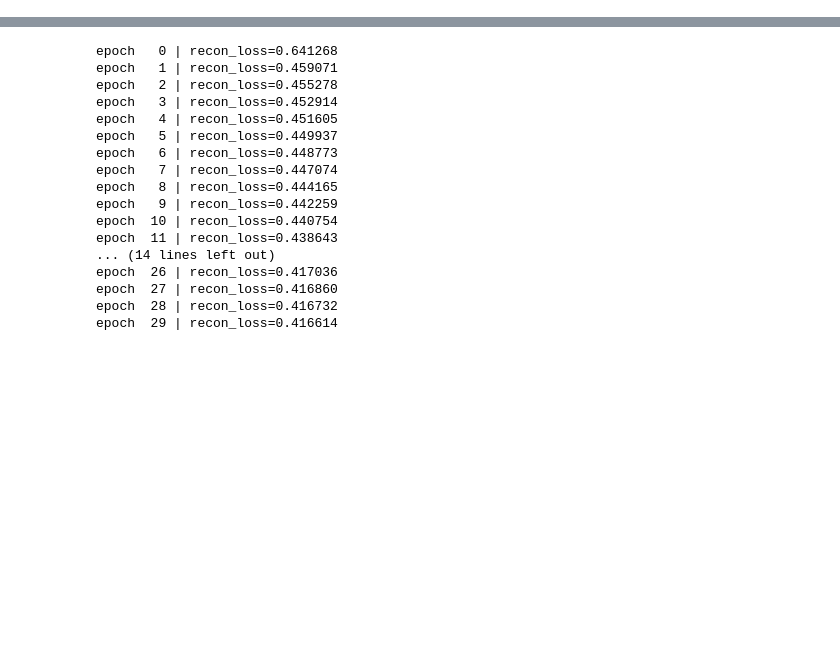
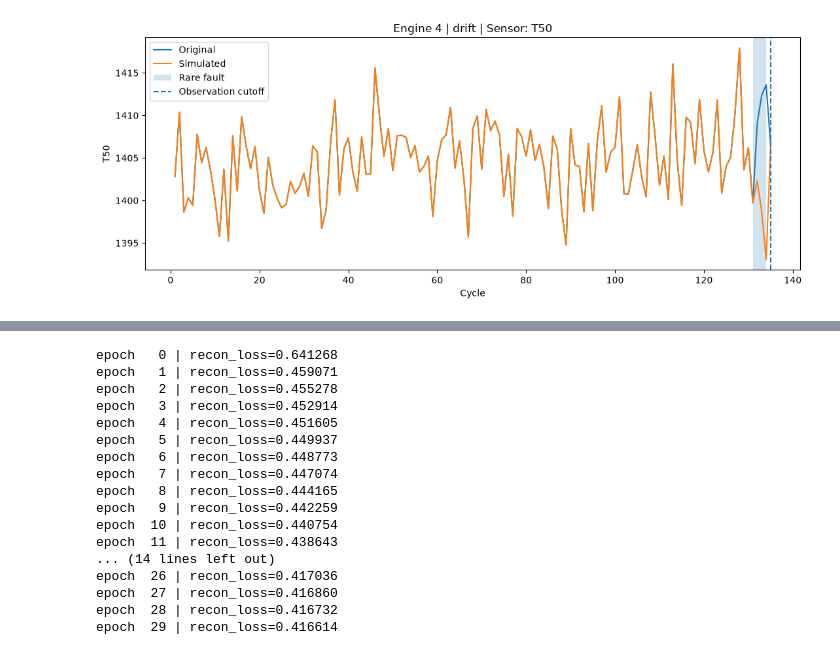
Before and after one commit to seuldz2005/Denso-Hack-, a Jupyter notebook: test.ipynb, the cells around one changed output, grey strips where cells are left out. Cells and saved outputs as stored; diff of their text form; code cells hidden in the pictures; blank space fills up the shorter version.

```diff
--- a/test.ipynb
+++ b/test.ipynb
@@ -51,0 +303,81 @@ realtime = simulate_realtime(
+# %%
+import matplotlib.pyplot as plt
+import numpy as np
+
+
+# ============================================================
+# Chọn các engine có rare fault
+# ============================================================
+
+fault_engines = [
+    engine_id
+    for engine_id, meta in data["train_metadata"].items()
+    if meta["has_rare_fault"]
+]
+
+selected_engines = fault_engines[:]
+
+
+# ============================================================
+# Plot
+# ============================================================
+
+for engine_id in selected_engines:
+
+    meta = data["train_metadata"][engine_id]
+
+    original = data["engine_data"][engine_id]
+    simulated = data["train_data"][engine_id]
+
+    sensor_idx = meta["fault_sensor_index"]
+    sensor_name = meta["fault_sensor"]
+
+    observed_length = len(simulated)
+
+    cycles = np.arange(1, observed_length + 1)
+
+    plt.figure(figsize=(11, 4.5))
+
+    # Original trajectory
+    plt.plot(
+        cycles,
+        original[:observed_length, sensor_idx],
+        label="Original",
+    )
+
+    # Simulated trajectory
+    plt.plot(
+        cycles,
+        simulated[:, sensor_idx],
+        label="Simulated",
+    )
+
+    # Rare fault region
+    plt.axvspan(
+        meta["fault_start"] + 1,
+        meta["fault_end"],
+        alpha=0.2,
+        label="Rare fault",
+    )
+
+    # Observation cutoff
+    plt.axvline(
+        observed_length,
+        linestyle="--",
+        label="Observation cutoff",
+    )
+
+    plt.xlabel("Cycle")
+    plt.ylabel(sensor_name)
+
+    plt.title(
+        f"Engine {engine_id} | "
+        f"{meta['fault_type']} | "
+        f"Sensor: {sensor_name}"
+    )
+
+    plt.legend()
+    plt.tight_layout()
+    plt.show()
+# %% [output]
+[figure, added]
```
Also changed, not shown: parts of 18 cells of this notebook, 6 other files.
